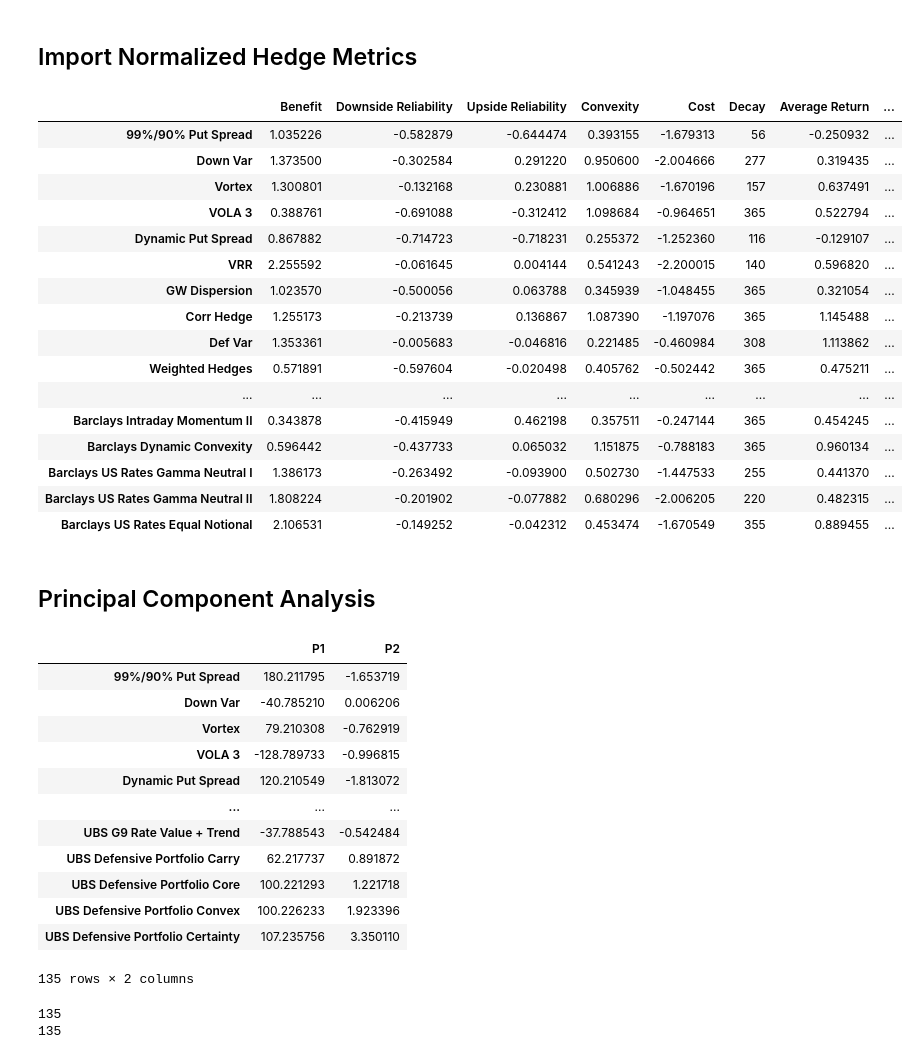
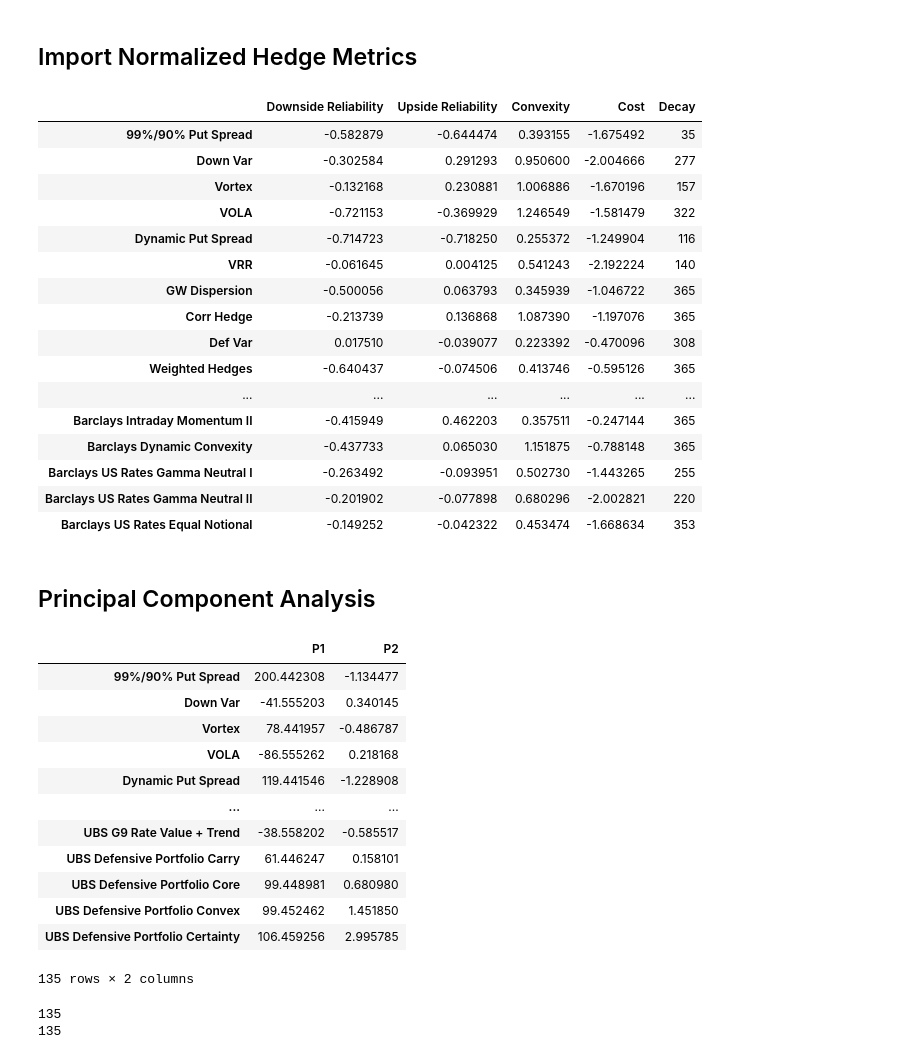
Before and after one commit to pforjoeUPS/RMP, a Jupyter notebook: Cluster Analysis/scripts/Cluster Analysis.ipynb, the cells around one changed output. Drawn from its saved outputs; the diff is of its cells as text; code cells hidden in the pictures.

```diff
--- a/Cluster Analysis/scripts/Cluster Analysis.ipynb
+++ b/Cluster Analysis/scripts/Cluster Analysis.ipynb
@@ -21,30 +21,29 @@ from sklearn.cluster import KMeans
 # %% [markdown]
 ## Import Normalized Hedge Metrics
 # %%
-file_path = dm.EQUITY_HEDGE_DATA+'def_uni_hedge_metrics_1.xlsx'
-normalized_hm = pd.read_excel(dm.EQUITY_HEDGE_DATA+'def_uni_hedge_metrics_1.xlsx', index_col=(0))
-#features = ['Downside Reliability', 'Upside Reliability', 'Convexity',
-   #    'Cost', 'Decay']
-#normalized_hm = normalized_hm[features]
+file_path = dm.EQUITY_HEDGE_DATA+'def_uni_hedge_metrics_more.xlsx'
+normalized_hm = pd.read_excel(dm.EQUITY_HEDGE_DATA+'def_uni_hedge_metrics_more.xlsx', index_col=(0))
+features = ['Downside Reliability', 'Upside Reliability', 'Convexity', 'Cost', 'Decay']
+normalized_hm = normalized_hm[features]
 normalized_hm.head(20)
 # %% [output]
-|  | Benefit | Downside Reliability | Upside Reliability | Convexity | Cost | Decay | Average Return | ... |
-| 99%/90% Put Spread | 1.035226 | -0.582879 | -0.644474 | 0.393155 | -1.679313 | 56 | -0.250932 | ... |
-| Down Var | 1.373500 | -0.302584 | 0.291220 | 0.950600 | -2.004666 | 277 | 0.319435 | ... |
-| Vortex | 1.300801 | -0.132168 | 0.230881 | 1.006886 | -1.670196 | 157 | 0.637491 | ... |
-| VOLA 3 | 0.388761 | -0.691088 | -0.312412 | 1.098684 | -0.964651 | 365 | 0.522794 | ... |
-| Dynamic Put Spread | 0.867882 | -0.714723 | -0.718231 | 0.255372 | -1.252360 | 116 | -0.129107 | ... |
-| VRR | 2.255592 | -0.061645 | 0.004144 | 0.541243 | -2.200015 | 140 | 0.596820 | ... |
-| GW Dispersion | 1.023570 | -0.500056 | 0.063788 | 0.345939 | -1.048455 | 365 | 0.321054 | ... |
-| Corr Hedge | 1.255173 | -0.213739 | 0.136867 | 1.087390 | -1.197076 | 365 | 1.145488 | ... |
-| Def Var | 1.353361 | -0.005683 | -0.046816 | 0.221485 | -0.460984 | 308 | 1.113862 | ... |
-| Weighted Hedges | 0.571891 | -0.597604 | -0.020498 | 0.405762 | -0.502442 | 365 | 0.475211 | ... |
-| ... | ... | ... | ... | ... | ... | ... | ... | ... |
-| Barclays Intraday Momentum II | 0.343878 | -0.415949 | 0.462198 | 0.357511 | -0.247144 | 365 | 0.454245 | ... |
-| Barclays Dynamic Convexity | 0.596442 | -0.437733 | 0.065032 | 1.151875 | -0.788183 | 365 | 0.960134 | ... |
-| Barclays US Rates Gamma Neutral I | 1.386173 | -0.263492 | -0.093900 | 0.502730 | -1.447533 | 255 | 0.441370 | ... |
-| Barclays US Rates Gamma Neutral II | 1.808224 | -0.201902 | -0.077882 | 0.680296 | -2.006205 | 220 | 0.482315 | ... |
-| Barclays US Rates Equal Notional | 2.106531 | -0.149252 | -0.042312 | 0.453474 | -1.670549 | 355 | 0.889455 | ... |
+|  | Downside Reliability | Upside Reliability | Convexity | Cost | Decay |
+| 99%/90% Put Spread | -0.582879 | -0.644474 | 0.393155 | -1.675492 | 35 |
+| Down Var | -0.302584 | 0.291293 | 0.950600 | -2.004666 | 277 |
+| Vortex | -0.132168 | 0.230881 | 1.006886 | -1.670196 | 157 |
+| VOLA | -0.721153 | -0.369929 | 1.246549 | -1.581479 | 322 |
+| Dynamic Put Spread | -0.714723 | -0.718250 | 0.255372 | -1.249904 | 116 |
+| VRR | -0.061645 | 0.004125 | 0.541243 | -2.192224 | 140 |
+| GW Dispersion | -0.500056 | 0.063793 | 0.345939 | -1.046722 | 365 |
+| Corr Hedge | -0.213739 | 0.136868 | 1.087390 | -1.197076 | 365 |
+| Def Var | 0.017510 | -0.039077 | 0.223392 | -0.470096 | 308 |
+| Weighted Hedges | -0.640437 | -0.074506 | 0.413746 | -0.595126 | 365 |
+| ... | ... | ... | ... | ... | ... |
+| Barclays Intraday Momentum II | -0.415949 | 0.462203 | 0.357511 | -0.247144 | 365 |
+| Barclays Dynamic Convexity | -0.437733 | 0.065030 | 1.151875 | -0.788148 | 365 |
+| Barclays US Rates Gamma Neutral I | -0.263492 | -0.093951 | 0.502730 | -1.443265 | 255 |
+| Barclays US Rates Gamma Neutral II | -0.201902 | -0.077898 | 0.680296 | -2.002821 | 220 |
+| Barclays US Rates Equal Notional | -0.149252 | -0.042322 | 0.453474 | -1.668634 | 353 |
 # %% [markdown]
 ## Principal Component Analysis
 # %%
@@ -57,17 +56,17 @@ X_principal.columns = ['P1', 'P2']
 X_principal
 # %% [output]
 |  | P1 | P2 |
-| 99%/90% Put Spread | 180.211795 | -1.653719 |
-| Down Var | -40.785210 | 0.006206 |
-| Vortex | 79.210308 | -0.762919 |
-| VOLA 3 | -128.789733 | -0.996815 |
-| Dynamic Put Spread | 120.210549 | -1.813072 |
+| 99%/90% Put Spread | 200.442308 | -1.134477 |
+| Down Var | -41.555203 | 0.340145 |
+| Vortex | 78.441957 | -0.486787 |
+| VOLA | -86.555262 | 0.218168 |
+| Dynamic Put Spread | 119.441546 | -1.228908 |
 | ... | ... | ... |
-| UBS G9 Rate Value + Trend | -37.788543 | -0.542484 |
-| UBS Defensive Portfolio Carry | 62.217737 | 0.891872 |
-| UBS Defensive Portfolio Core | 100.221293 | 1.221718 |
-| UBS Defensive Portfolio Convex | 100.226233 | 1.923396 |
-| UBS Defensive Portfolio Certainty | 107.235756 | 3.350110 |
+| UBS G9 Rate Value + Trend | -38.558202 | -0.585517 |
+| UBS Defensive Portfolio Carry | 61.446247 | 0.158101 |
+| UBS Defensive Portfolio Core | 99.448981 | 0.680980 |
+| UBS Defensive Portfolio Convex | 99.452462 | 1.451850 |
+| UBS Defensive Portfolio Certainty | 106.459256 | 2.995785 |
 135 rows × 2 columns
 # %%
 print(len(X_principal))
```
Also changed, not shown: parts of 5 cells of this notebook.
